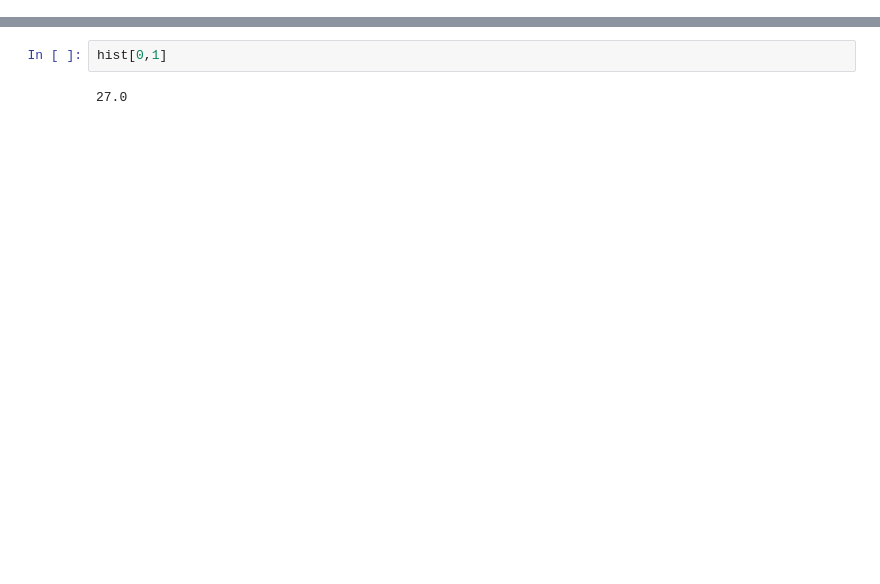
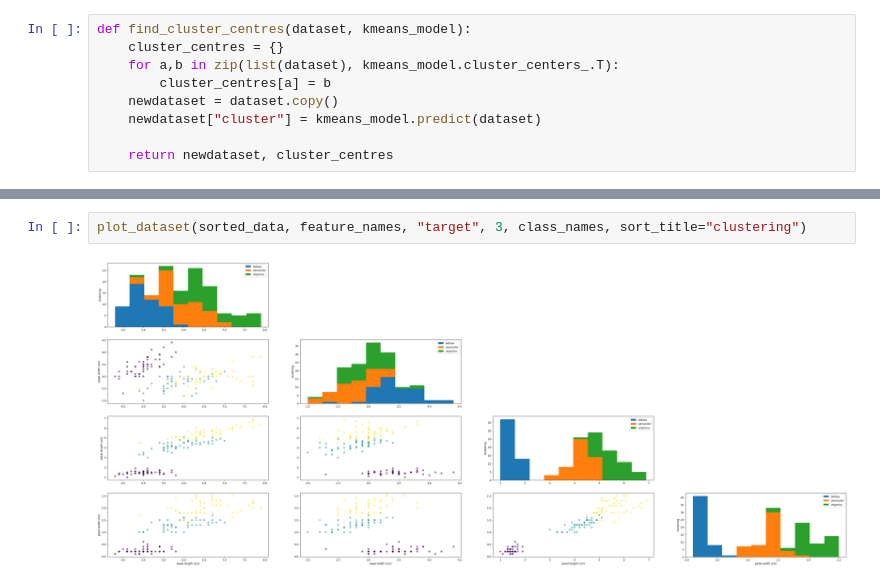
Before and after one commit to cly20/ml_clustering_tutorial, a Jupyter notebook: WIP.ipynb, the cells around one changed output, grey strips where cells are left out. Cells and saved outputs as stored; diff of their text form; blank space fills up the shorter version.

```diff
--- a/WIP.ipynb
+++ b/WIP.ipynb
@@ -7,0 +36,9 @@ from sklearn.preprocessing import normalize
+# %%
+def find_cluster_centres(dataset, kmeans_model):
+    cluster_centres = {}
+    for a,b in zip(list(dataset), kmeans_model.cluster_centers_.T):
+        cluster_centres[a] = b
+    newdataset = dataset.copy()
+    newdataset["cluster"] = kmeans_model.predict(dataset)
+
+    return newdataset, cluster_centres
@@ -129,4 +95,4 @@ plt.show()
-# %%
-hist[0,1]
-# %% [output]
-27.0
+# %%
+plot_dataset(sorted_data, feature_names, "target", 3, class_names, sort_title="clustering")
+# %% [output]
+[figure, added]
```
Also changed, not shown: parts of 18 cells of this notebook.
